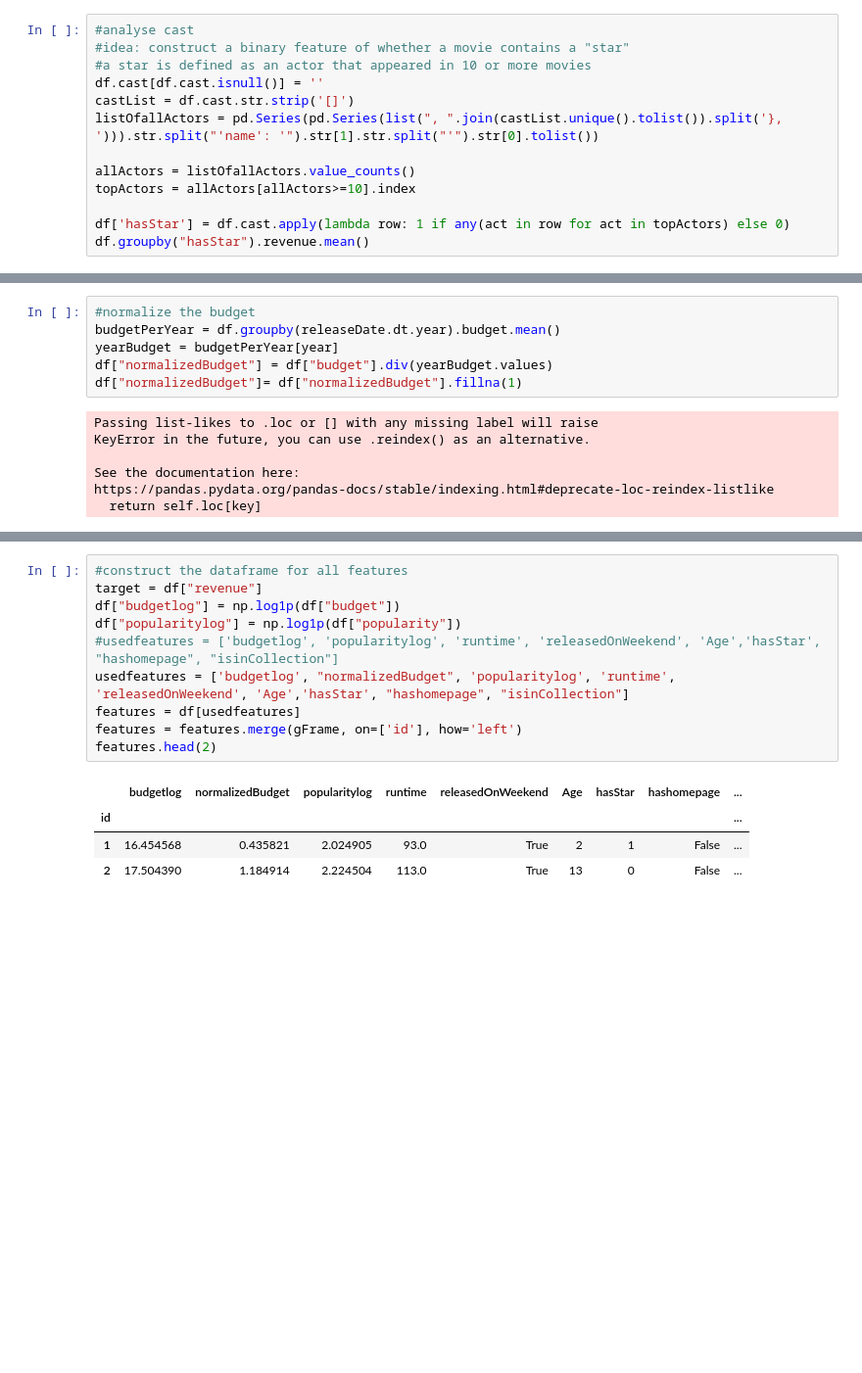
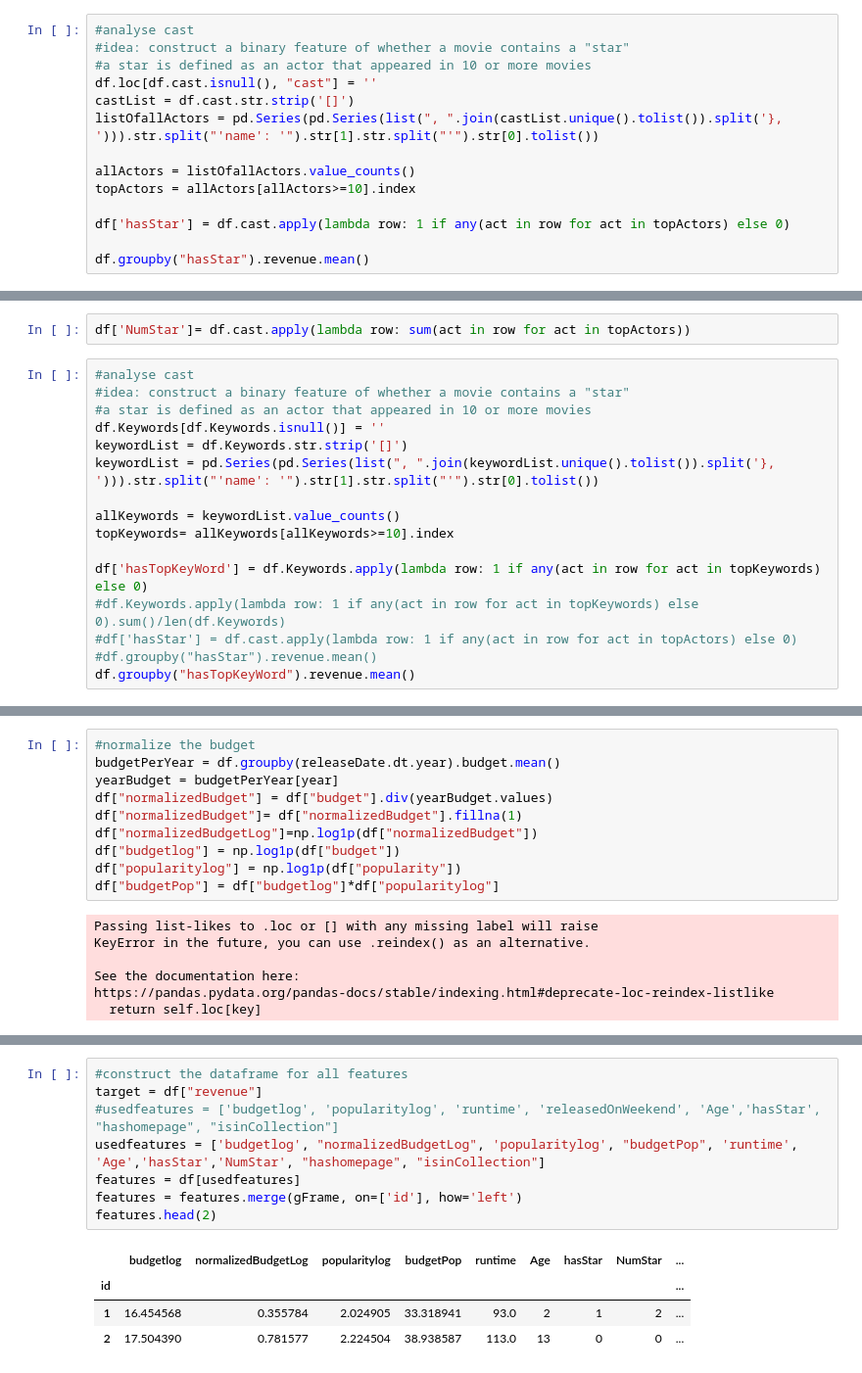
Before and after one commit to Cruzzor/BoxOffice, a Jupyter notebook: Flo_model_movies.ipynb, the cells around one changed output, grey strips where cells are left out. Shown: that part at 98% size. Cells and saved outputs as stored; diff of their text form; blank space fills up the shorter version.

```diff
--- a/Flo_model_movies.ipynb
+++ b/Flo_model_movies.ipynb
@@ -106,7 +214,7 @@ gFrame = gFrame.fillna(False)
 #analyse cast
 #idea: construct a binary feature of whether a movie contains a "star"
 #a star is defined as an actor that appeared in 10 or more movies
-df.cast[df.cast.isnull()] = ''
+df.loc[df.cast.isnull(), "cast"] = ''
 castList = df.cast.str.strip('[]')
 listOfallActors = pd.Series(pd.Series(list(", ".join(castList.unique().tolist()).split('}, '))).str.split("'name': '").str[1].str.split("'").str[0].tolist())
 
@@ -114,5 +222,6 @@ allActors = listOfallActors.value_counts()
 topActors = allActors[allActors>=10].index
 
 df['hasStar'] = df.cast.apply(lambda row: 1 if any(act in row for act in topActors) else 0)
+
 df.groupby("hasStar").revenue.mean()
 # %% [output]
@@ -126,0 +232,18 @@ Name: revenue, dtype: float64
+# %%
+df['NumStar']= df.cast.apply(lambda row: sum(act in row for act in topActors))
+# %%
+#analyse cast
+#idea: construct a binary feature of whether a movie contains a "star"
+#a star is defined as an actor that appeared in 10 or more movies
+df.Keywords[df.Keywords.isnull()] = ''
+keywordList = df.Keywords.str.strip('[]')
+keywordList = pd.Series(pd.Series(list(", ".join(keywordList.unique().tolist()).split('}, '))).str.split("'name': '").str[1].str.split("'").str[0].tolist())
+
+allKeywords = keywordList.value_counts()
+topKeywords= allKeywords[allKeywords>=10].index
+
+df['hasTopKeyWord'] = df.Keywords.apply(lambda row: 1 if any(act in row for act in topKeywords) else 0)
+#df.Keywords.apply(lambda row: 1 if any(act in row for act in topKeywords) else 0).sum()/len(df.Keywords)
+#df['hasStar'] = df.cast.apply(lambda row: 1 if any(act in row for act in topActors) else 0)
+#df.groupby("hasStar").revenue.mean()
+df.groupby("hasTopKeyWord").revenue.mean()
@@ -154,6 +286,10 @@ budgetPerYear = df.groupby(releaseDate.dt.year).budget.mean()
 yearBudget = budgetPerYear[year]
 df["normalizedBudget"] = df["budget"].div(yearBudget.values)
 df["normalizedBudget"]= df["normalizedBudget"].fillna(1)
+df["normalizedBudgetLog"]=np.log1p(df["normalizedBudget"])
+df["budgetlog"] = np.log1p(df["budget"])
+df["popularitylog"] = np.log1p(df["popularity"])
+df["budgetPop"] = df["budgetlog"]*df["popularitylog"]
 # %% [output]
 Passing list-likes to .loc or [] with any missing label will raise
 KeyError in the future, you can use .reindex() as an alternative.
@@ -164,15 +324,13 @@ https://pandas.pydata.org/pandas-docs/stable/indexing.html#deprecate-loc-reindex
 # %%
 #construct the dataframe for all features
 target = df["revenue"]
-df["budgetlog"] = np.log1p(df["budget"])
-df["popularitylog"] = np.log1p(df["popularity"])
 #usedfeatures = ['budgetlog', 'popularitylog', 'runtime', 'releasedOnWeekend', 'Age','hasStar', "hashomepage", "isinCollection"]
-usedfeatures = ['budgetlog', "normalizedBudget", 'popularitylog', 'runtime', 'releasedOnWeekend', 'Age','hasStar', "hashomepage", "isinCollection"]
+usedfeatures = ['budgetlog', "normalizedBudgetLog", 'popularitylog', "budgetPop", 'runtime', 'Age','hasStar','NumStar', "hashomepage", "isinCollection"]
 features = df[usedfeatures]
 features = features.merge(gFrame, on=['id'], how='left')
 features.head(2)
 # %% [output]
-|  | budgetlog | normalizedBudget | popularitylog | runtime | releasedOnWeekend | Age | hasStar | hashomepage | ... |
+|  | budgetlog | normalizedBudgetLog | popularitylog | budgetPop | runtime | Age | hasStar | NumStar | ... |
 | id |  |  |  |  |  |  |  |  | ... |
-| 1 | 16.454568 | 0.435821 | 2.024905 | 93.0 | True | 2 | 1 | False | ... |
-| 2 | 17.504390 | 1.184914 | 2.224504 | 113.0 | True | 13 | 0 | False | ... |
+| 1 | 16.454568 | 0.355784 | 2.024905 | 33.318941 | 93.0 | 2 | 1 | 2 | ... |
+| 2 | 17.504390 | 0.781577 | 2.224504 | 38.938587 | 113.0 | 13 | 0 | 0 | ... |
```
Also changed, not shown: parts of 32 cells of this notebook.
